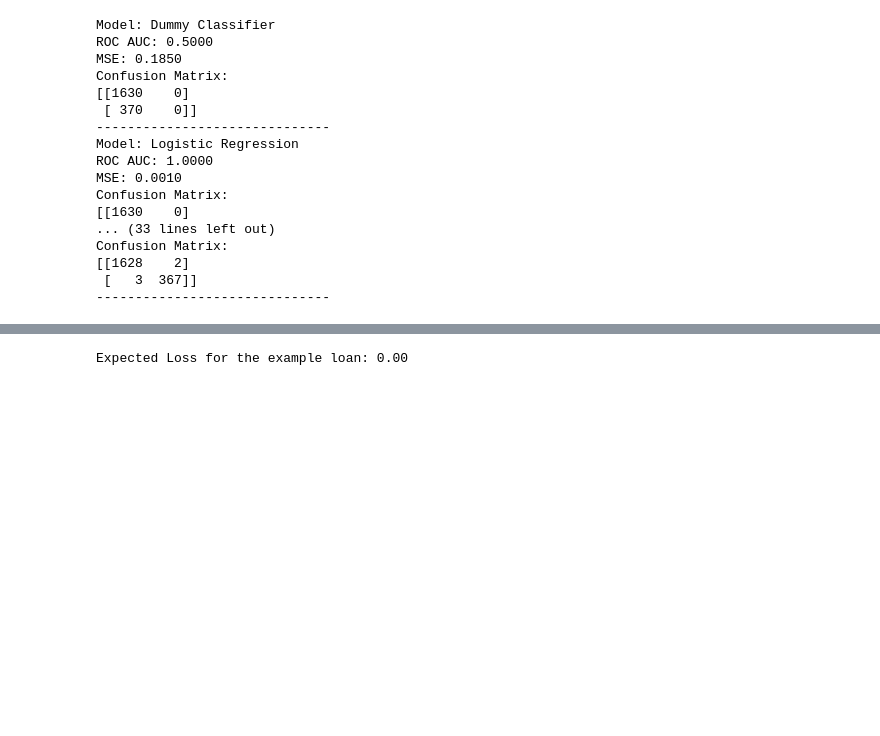
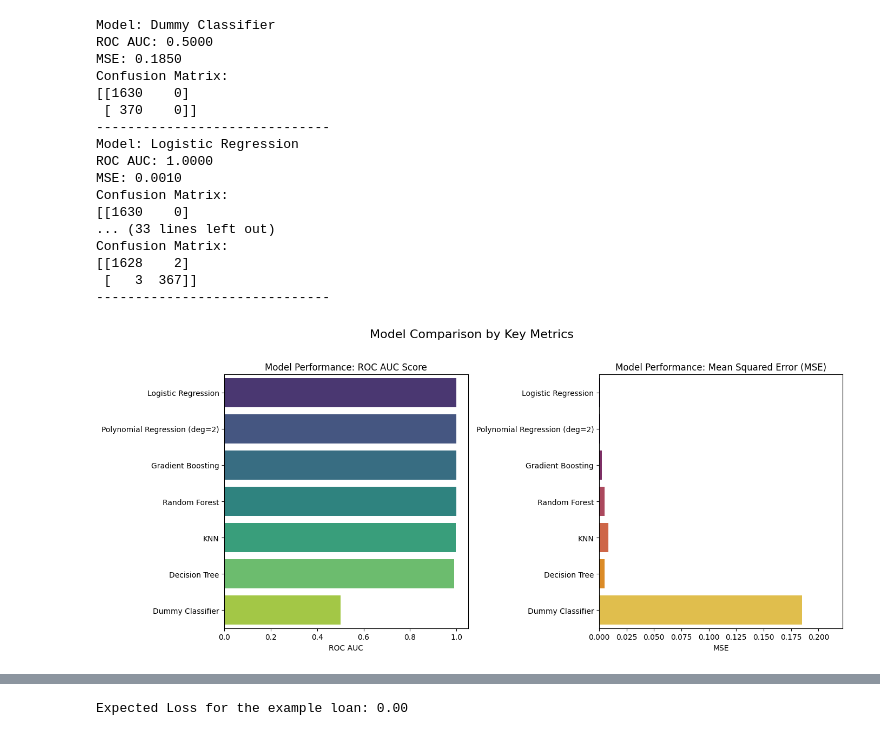
Before and after one commit to mathieucbd/credit-ml-basics, a Jupyter notebook: notebook/credit_default_prediction.ipynb, the cells around one changed output, grey strips where cells are left out. Drawn from its saved outputs; the diff is of its cells as text; code cells hidden in the pictures; blank space fills up the shorter version.

Commit message:
Visualization plots added and comments improved to meet project requirements

```diff
--- a/notebook/credit_default_prediction.ipynb
+++ b/notebook/credit_default_prediction.ipynb
@@ -4,7 +4,7 @@ import pandas as pd
 
 from sklearn.model_selection import train_test_split
 from sklearn.preprocessing import StandardScaler, PolynomialFeatures
-from sklearn.metrics import roc_auc_score, mean_squared_error, confusion_matrix
+from sklearn.metrics import roc_auc_score, mean_squared_error, confusion_matrix, ConfusionMatrixDisplay
 
 from sklearn.dummy import DummyClassifier
 from sklearn.linear_model import LogisticRegression
@@ -19,8 +19,7 @@ import seaborn as sns
 
 np.random.seed(42)
 
-
-EXPORT_PLOTS = False  # Set True only when you want to save figures
+EXPORT_PLOTS = True  # Set True only when you want to save figures
 # %%
 # Load data
 df = pd.read_csv('../data/loan_data.csv')
@@ -170,3 +169,86 @@ Confusion Matrix:
 [[1628    2]
  [   3  367]]
 ------------------------------
+# %%
+# --- Visualization ---
+
+# Filter models that have valid metrics
+valid_items = [(name, metrics) for name, metrics in results.items() if isinstance(metrics, dict) and "ROC AUC" in metrics and "MSE" in metrics]
+
+if not valid_items:
+    print("No valid model results to plot.")
+else:
+    model_names = [name for name, _ in valid_items]
+    roc_auc_scores = [results[name]["ROC AUC"] for name in model_names]
+    mse_scores = [results[name]["MSE"] for name in model_names]
+
+    df_results = pd.DataFrame({
+        'Model': model_names,
+        'ROC AUC': roc_auc_scores,
+        'MSE': mse_scores
+    }).sort_values(by='ROC AUC', ascending=False)
+
+    # Create two subplots for the metrics
+    fig, axes = plt.subplots(1, 2, figsize=(14, 6))
+
+    # Plot ROC AUC (use hue to allow palette without legend)
+    sns.barplot(x='ROC AUC', y='Model', data=df_results, ax=axes[0], hue='Model', palette='viridis', legend=False)
+    axes[0].set_title('Model Performance: ROC AUC Score')
+    axes[0].set_xlim(0, 1.05)
+    axes[0].set_xlabel('ROC AUC')
+    axes[0].set_ylabel('')
+
+    # Plot MSE (use hue to allow palette without legend)
+    sns.barplot(x='MSE', y='Model', data=df_results, ax=axes[1], hue='Model', palette='inferno', legend=False)
+    axes[1].set_title('Model Performance: Mean Squared Error (MSE)')
+    axes[1].set_xlim(0, max(df_results['MSE']) * 1.2 if len(df_results) else 1.0)  # Dynamic x-limit
+    axes[1].set_xlabel('MSE')
+    axes[1].set_ylabel('')  # Keep only one y-label for both
+
+    plt.suptitle('Model Comparison by Key Metrics', fontsize=16, y=1.02)
+    plt.tight_layout()
+    if EXPORT_PLOTS:
+        plt.savefig('../plots/model_comparison_metrics.png')
+    plt.show()
+
+
+    def plot_confusion_matrix_heatmap(cm, model_name, ax):
+        """Plots a confusion matrix heatmap."""
+        sns.heatmap(
+            cm,
+            annot=True,
+            fmt='d',
+            cmap='Blues',
+            cbar=False,
+            ax=ax,
+            xticklabels=['No Default (0)', 'Default (1)'],
+            yticklabels=['No Default (0)', 'Default (1)']
+        )
+        ax.set_title(f'{model_name}')
+        ax.set_ylabel('True Label')
+        ax.set_xlabel('Predicted Label')
+
+    # Confusion matrices only for valid models
+    n = len(model_names)
+    cols = min(n, 4)
+    rows = (n + cols - 1) // cols
+    fig, axes = plt.subplots(rows, cols, figsize=(4 * cols + 2, 3.5 * rows), squeeze=False)
+
+    for idx, model_name in enumerate(model_names):
+        r, c = divmod(idx, cols)
+        ax = axes[r][c]
+        cm = results[model_name]["Confusion Matrix"]
+        plot_confusion_matrix_heatmap(cm, model_name, ax)
+
+    # Hide any unused subplots
+    for idx in range(n, rows * cols):
+        r, c = divmod(idx, cols)
+        axes[r][c].axis('off')
+
+    plt.suptitle('Confusion Matrix Analysis for Key Models', fontsize=14, y=1.02)
+    plt.tight_layout()
+    if EXPORT_PLOTS:
+        plt.savefig('../plots/confusion_matrices.png')
+    plt.show()
+# %% [output]
+[figure, added]
```
Also changed, not shown: parts of 2 cells of this notebook, 3 other files.
